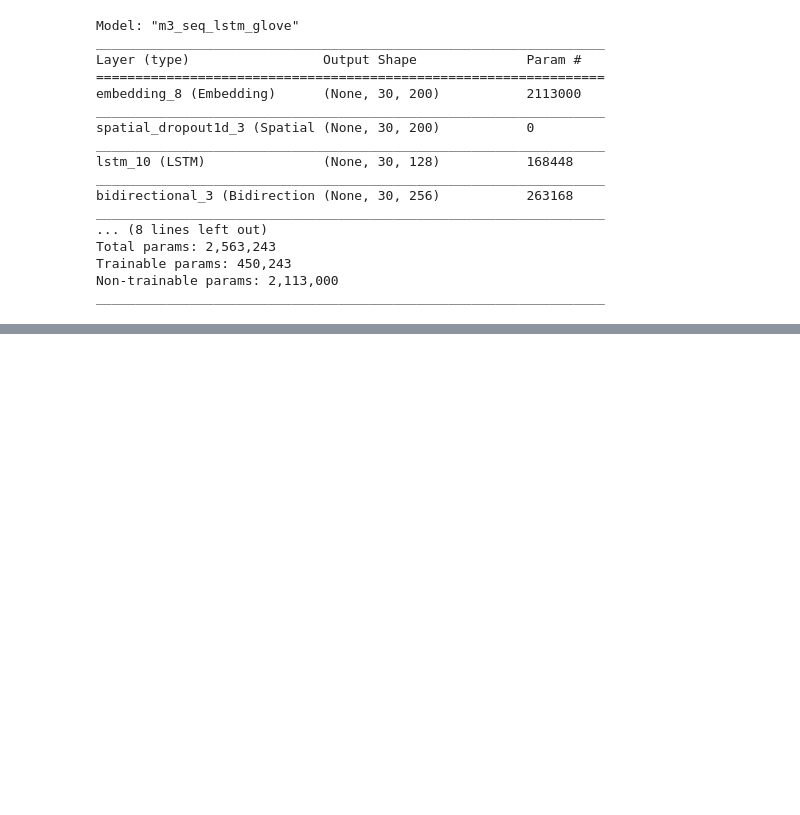
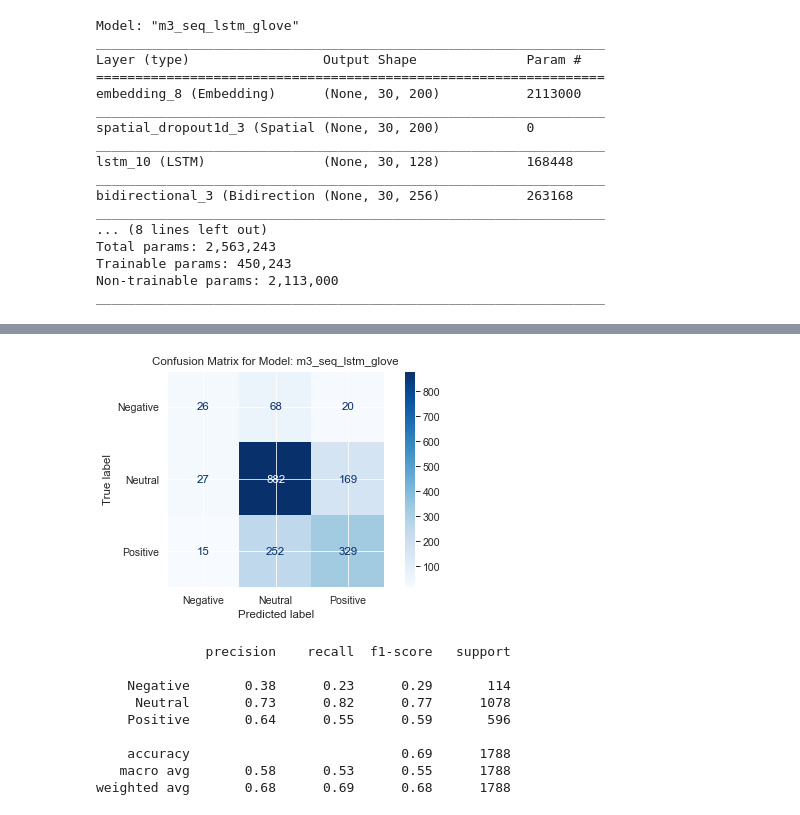
Before and after one commit to cutterback/p04-twitter-sentiment-nlp, a Jupyter notebook: Twitter-Sentiment-Analysis-NLP.ipynb, the cells around one changed output, grey strips where cells are left out. Cells and saved outputs as stored; diff of their text form; code cells hidden in the pictures; blank space fills up the shorter version.

```diff
--- a/Twitter-Sentiment-Analysis-NLP.ipynb
+++ b/Twitter-Sentiment-Analysis-NLP.ipynb
@@ -668 +674,24 @@ Xy_train_m3
 7148 rows × 6 columns
+# %%
+# create predictions for model
+y_test_hat_m3, y_test_hat_cl_m3 = predict(m3, X_test, y_test)
+# %%
+# pivot 3 multi-labels into single class column to feed confusion matrix
+y_test_piv = create_pred_class(y_test)
+y_test_hat_cl_m3_piv = create_pred_class(y_test_hat_cl_m3)
+# %%
+# plot confusion matrix and classification report
+cnf_matrix_test_m3 = plot_confusion(y_test_piv.pred_class,
+                               y_test_hat_cl_m3_piv.pred_class,
+                               m3.name)
+# %% [output]
+[figure, added]
+              precision    recall  f1-score   support
+
+    Negative       0.38      0.23      0.29       114
+     Neutral       0.73      0.82      0.77      1078
+    Positive       0.64      0.55      0.59       596
+
+    accuracy                           0.69      1788
+   macro avg       0.58      0.53      0.55      1788
+weighted avg       0.68      0.69      0.68      1788
```
Also changed, not shown: parts of 15 cells of this notebook.
